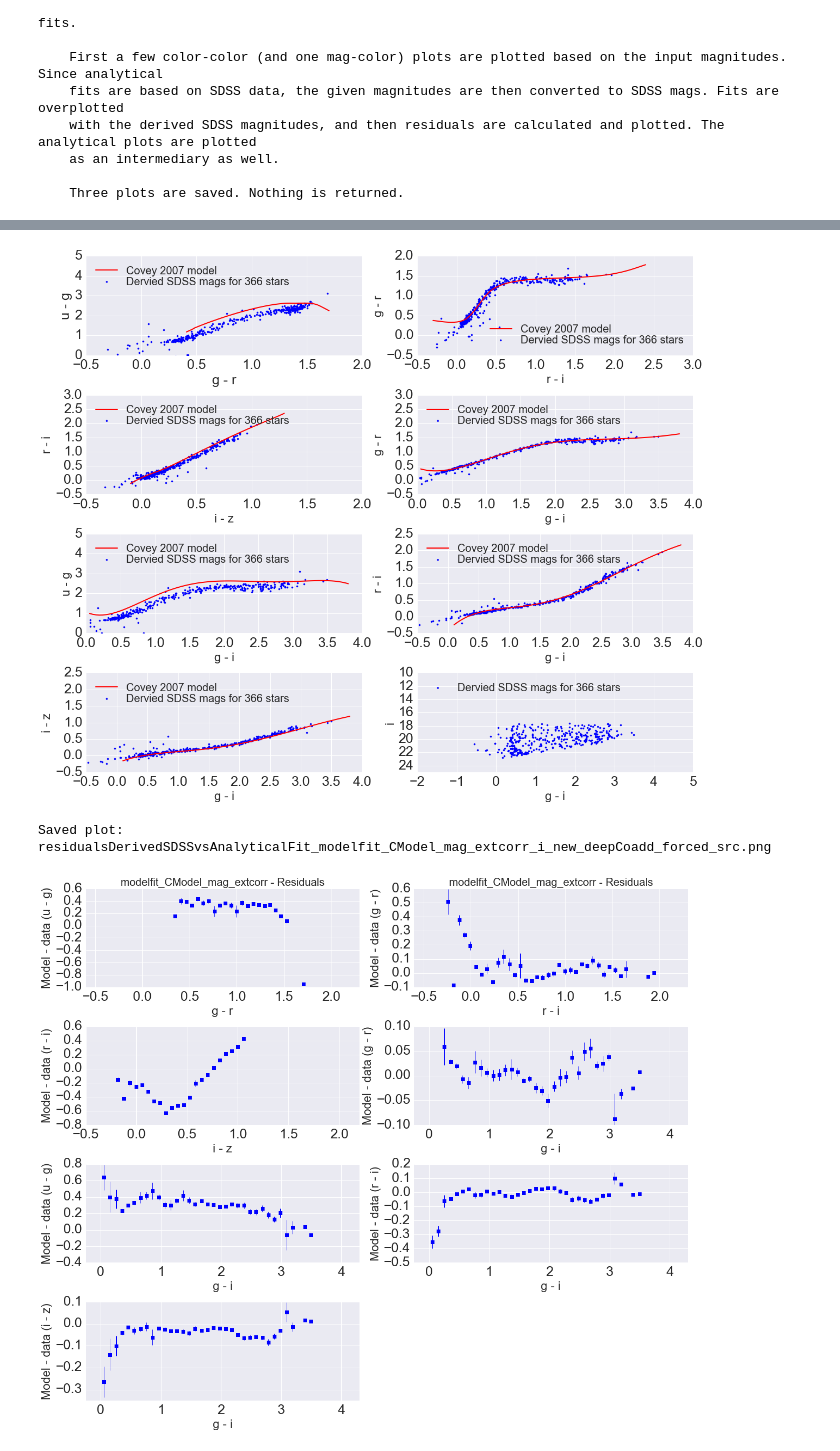
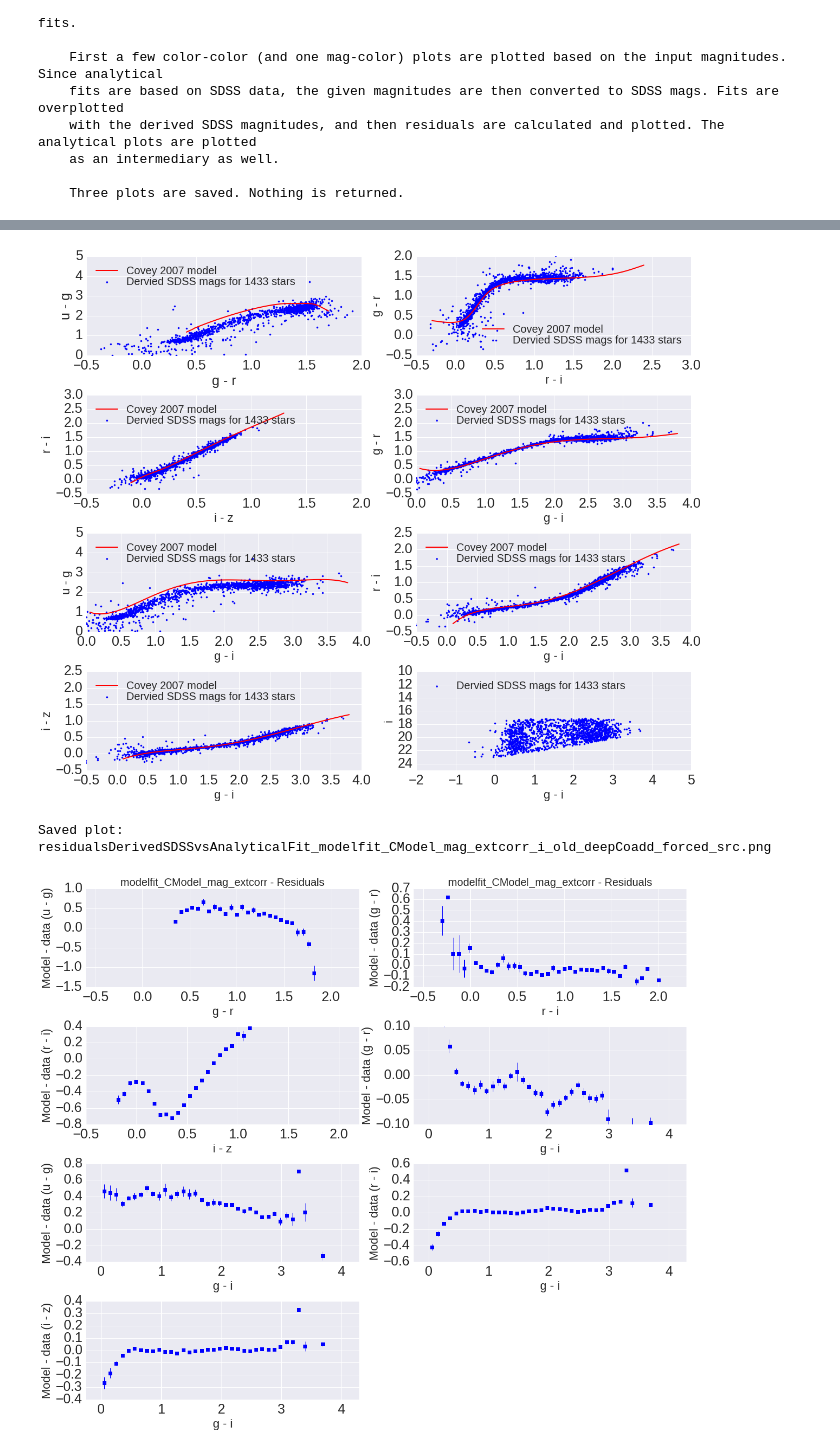
Before and after one commit to nicolaschotard/Clusters, a Jupyter notebook: notebooks/Stellar Color Validation.ipynb, the cells around one changed output, grey strips where cells are left out. Saved outputs shown, nothing was run; the diff lists cells and outputs as text; code cells hidden in the pictures.

```diff
--- a/notebooks/Stellar Color Validation.ipynb
+++ b/notebooks/Stellar Color Validation.ipynb
@@ -24,9 +24,9 @@ print filenames
 Since the output is not the full output, load_cluster function in validation.py won't work. Load the cluster manually.
 # %%
 # read data
-d = data.read_hdf5('MACSJ2243.3-0935_small.hdf5')
+d = data.read_hdf5('../../work/CL0016+16_all.hdf5')
 print d.keys()
 # read extinction law parameters
-d2 = data.read_hdf5('MACSJ2243.3-0935_small_extinction.hdf5')
+d2 = data.read_hdf5('../../work/CL0016+16_all_extinction.hdf5')
 print d2.keys()
 # %% [output]
@@ -55,5 +55,5 @@ stellarLocus(d, mag_type='modelfit_CModel_mag_extcorr', ifilt='i_new', cat='deep
     Three plots are saved. Nothing is returned.
 # %%
 # plot stellar loci.
-validation.stellarLocus(d, mag_type="modelfit_CModel_mag_extcorr", ifilt="i_new", cat='deepCoadd_forced_src')
+validation.stellarLocus(d, mag_type="modelfit_CModel_mag_extcorr", ifilt="i_old", cat='deepCoadd_forced_src')
 # %% [output]
@@ -65,3 +65,3 @@ Saved plot:  derivedSDSSstellarLocusPlot_modelfit_CModel_mag_extcorr_i_new_deepC
-[figure, old version]
+[figure, new version]
-Saved plot:  residualsDerivedSDSSvsAnalyticalFit_modelfit_CModel_mag_extcorr_i_new_deepCoadd_forced_src.png
+Saved plot:  residualsDerivedSDSSvsAnalyticalFit_modelfit_CModel_mag_extcorr_i_old_deepCoadd_forced_src.png
-[figure, old version]
+[figure, new version]
```
Also changed, not shown: parts of 2 cells of this notebook, 4 other files.
